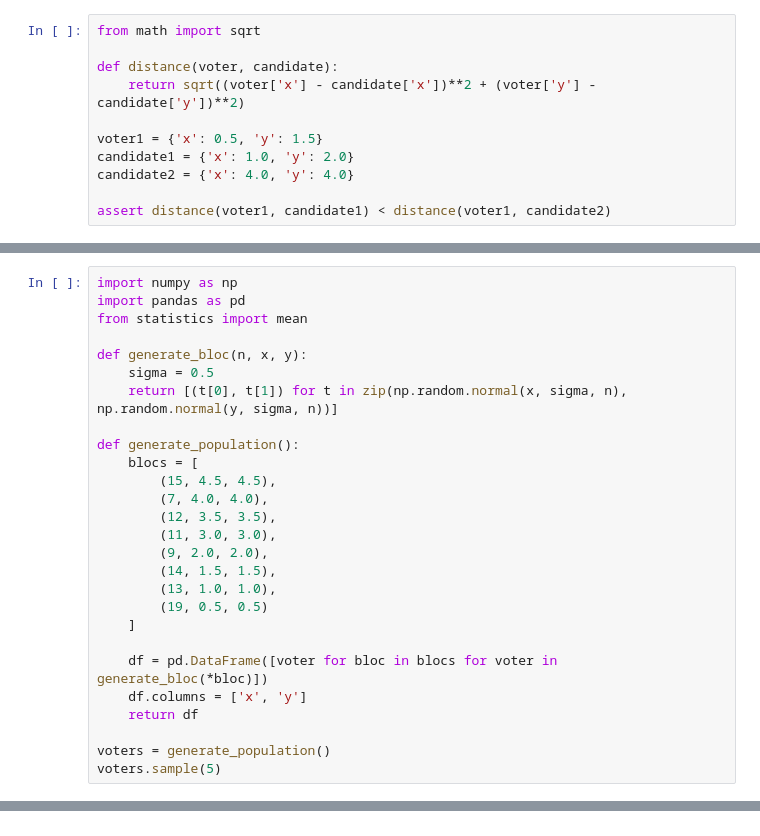
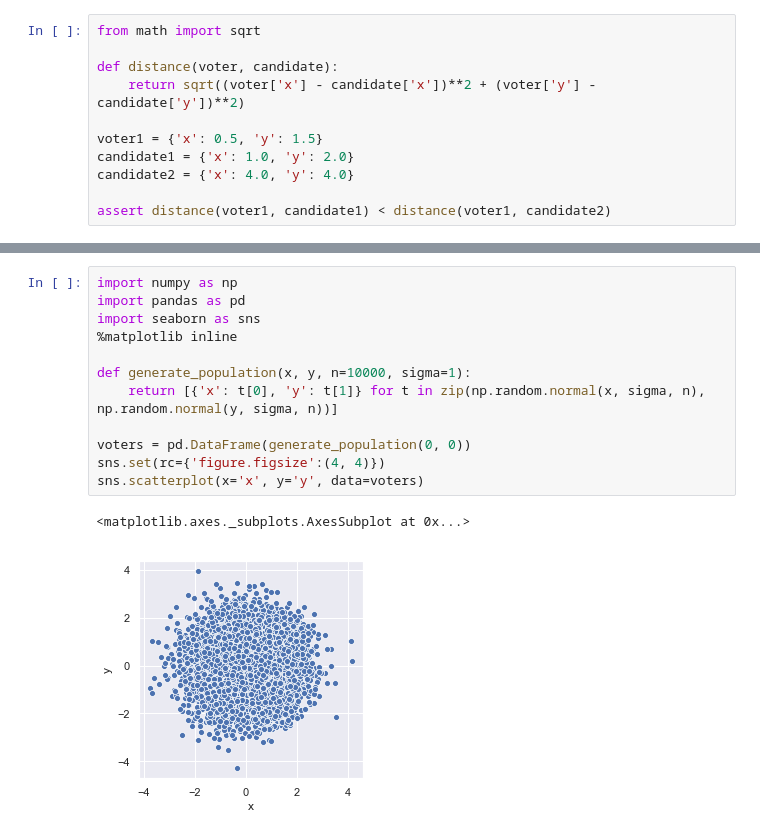
Before and after one commit to atvaccaro/politics, a Jupyter notebook: voting.ipynb, the cells around one changed output, grey strips where cells are left out. Cells and saved outputs as stored; diff of their text form.

```diff
--- a/voting.ipynb
+++ b/voting.ipynb
@@ -22,27 +17,0 @@ For candidates, we will use four parties: a center-left party (the Donkeys), a c
-# %%
-import numpy as np
-import pandas as pd
-from statistics import mean
-
-def generate_bloc(n, x, y):
-    sigma = 0.5
-    return [(t[0], t[1]) for t in zip(np.random.normal(x, sigma, n), np.random.normal(y, sigma, n))]
-
-def generate_population():
-    blocs = [
-        (15, 4.5, 4.5),
-        (7, 4.0, 4.0),
-        (12, 3.5, 3.5),
-        (11, 3.0, 3.0),
-        (9, 2.0, 2.0),
-        (14, 1.5, 1.5),
-        (13, 1.0, 1.0),
-        (19, 0.5, 0.5)
-    ]
-
-    df = pd.DataFrame([voter for bloc in blocs for voter in generate_bloc(*bloc)])
-    df.columns = ['x', 'y']
-    return df
-
-voters = generate_population()
-voters.sample(5)
@@ -84,0 +20,15 @@ sns.scatterplot(x='x', y='y', hue='choice', data=voters)
+# %%
+import numpy as np
+import pandas as pd
+import seaborn as sns
+%matplotlib inline
+
+def generate_population(x, y, n=10000, sigma=1):
+    return [{'x': t[0], 'y': t[1]} for t in zip(np.random.normal(x, sigma, n), np.random.normal(y, sigma, n))]
+
+voters = pd.DataFrame(generate_population(0, 0))
+sns.set(rc={'figure.figsize':(4, 4)})
+sns.scatterplot(x='x', y='y', data=voters)
+# %% [output]
+<matplotlib.axes._subplots.AxesSubplot at 0x...>
+[figure, added]
```
Also changed, not shown: parts of 8 cells of this notebook.
